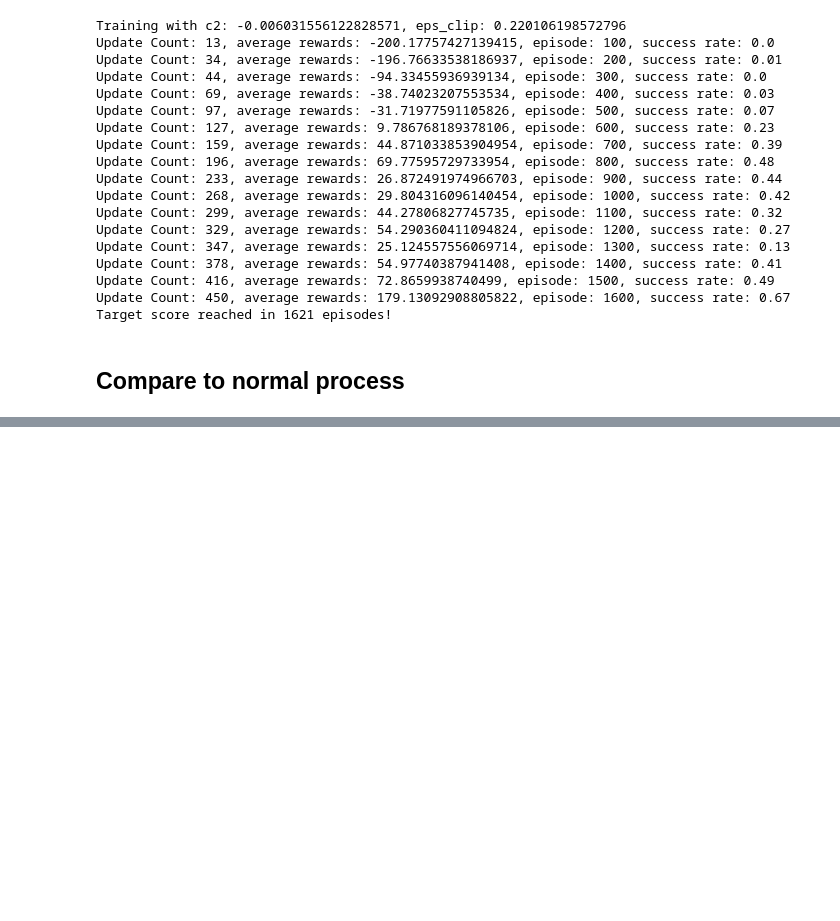
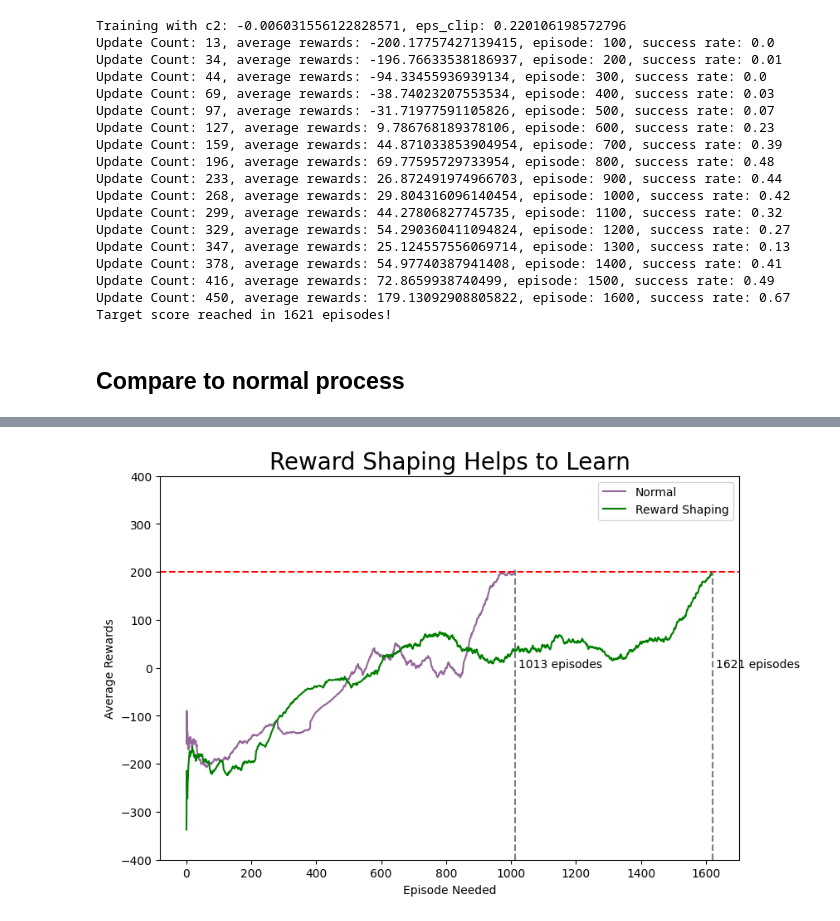
Before and after one commit to MatthewSummons/Immutables-RL, a Jupyter notebook: PPO-Zeng Shaoyu/PPO_all_in_one.ipynb, the cells around one changed output, grey strips where cells are left out. Saved outputs shown, nothing was run; the diff lists cells and outputs as text; code cells hidden in the pictures; blank space fills up the shorter version.

```diff
--- a/PPO-Zeng Shaoyu/PPO_all_in_one.ipynb
+++ b/PPO-Zeng Shaoyu/PPO_all_in_one.ipynb
@@ -589,23 +581,24 @@ Update Count: 16, average rewards: -145.74660011663104, episode: 200, success ra
 # %%
 plt.figure(figsize=(9,6))
 plt.title("Reward Shaping Helps to Learn", fontsize=20)
 moving_average_rewards1 = training_result_normal['moving_average_rewards']
 plt.plot(moving_average_rewards1, color=(147/255,103/255,153/255), label='Normal')
 moving_average_rewards2 = training_result_rs['moving_average_rewards']
 plt.plot(moving_average_rewards2, color="green", label='Reward Shaping')
 plt.xlabel('Episode Needed')
 plt.ylabel('Average Rewards')
 plt.axhline(y=200, color='r', linestyle='--')
 
 x1 = len(moving_average_rewards1)
 x2 = len(moving_average_rewards2)
 plt.plot([x1,x1], [-400,200], color = "grey", linestyle='--')
 plt.plot([x2,x2], [-400,200], color = "grey", linestyle='--')
 plt.text(x1+10,0, f'{x1} episodes')
 plt.text(x2+10,0, f'{x2} episodes')
 
 plt.ylim(-400, 400)
-plt.xlim(0, 1300)
 plt.legend()
 
 plt.show()
+# %% [output]
+[figure, added]
```
Also changed, not shown: parts of 2 cells of this notebook, 1 other file.
